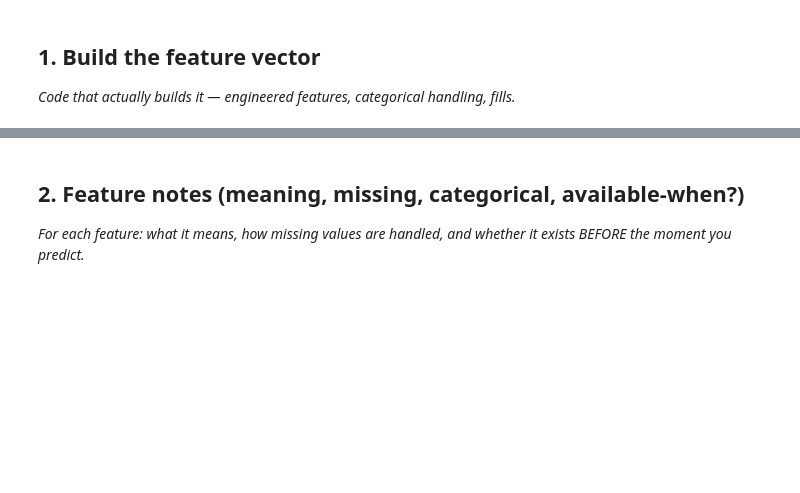
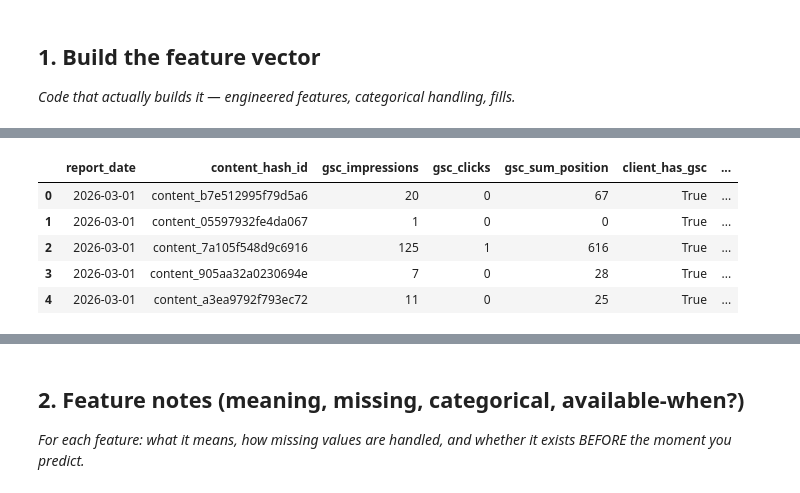
Before and after one commit to Vaib-raksh/Intern-ML, a Jupyter notebook: work/notebooks/w03_feature_leakage_check.ipynb, the cells around one changed output, grey strips where cells are left out. Drawn from its saved outputs; the diff is of its cells as text; code cells hidden in the pictures; blank space fills up the shorter version.

```diff
--- a/work/notebooks/w03_feature_leakage_check.ipynb
+++ b/work/notebooks/w03_feature_leakage_check.ipynb
@@ -12,0 +25,14 @@ This skeleton is yours to fill. Work the sections **in order** — each one has
+# %%
+#connect DuckDB to Hugging face
+import duckdb
+
+con = duckdb.connect()
+
+con.execute(f"""
+CREATE SECRET (
+    TYPE huggingface,
+    TOKEN '{HF_TOKEN}'
+);
+""")
+
+print("Connected successfully!")
@@ -12,0 +119,44 @@ This skeleton is yours to fill. Work the sections **in order** — each one has
+# %%
+import pandas as pd
+
+feature_df = con.sql(f"""
+SELECT
+    report_date,
+    content_hash_id,
+    gsc_impressions,
+    gsc_clicks,
+    gsc_sum_position,
+    client_has_gsc,
+    client_has_ga4
+FROM read_parquet(
+    '{DATASET}/fact_content_daily_performance/month=2026-03/*.parquet'
+)
+WHERE gsc_data_available IS TRUE
+LIMIT 1000
+""").df()
+
+# Fill missing numeric values
+numeric_cols = [
+    "gsc_impressions",
+    "gsc_clicks",
+    "gsc_sum_position"
+]
+
+feature_df[numeric_cols] = feature_df[numeric_cols].fillna(0)
+
+# Fill missing boolean values
+boolean_cols = [
+    "client_has_gsc",
+    "client_has_ga4"
+]
+
+feature_df[boolean_cols] = feature_df[boolean_cols].fillna(False)
+
+feature_df.head()
+# %% [output]
+|  | report_date | content_hash_id | gsc_impressions | gsc_clicks | gsc_sum_position | client_has_gsc | ... |
+| 0 | 2026-03-01 | content_b7e512995f79d5a6 | 20 | 0 | 67 | True | ... |
+| 1 | 2026-03-01 | content_05597932fe4da067 | 1 | 0 | 0 | True | ... |
+| 2 | 2026-03-01 | content_7a105f548d9c6916 | 125 | 1 | 616 | True | ... |
+| 3 | 2026-03-01 | content_905aa32a0230694e | 7 | 0 | 28 | True | ... |
+| 4 | 2026-03-01 | content_a3ea9792f793ec72 | 11 | 0 | 25 | True | ... |
```
Also changed, not shown: parts of 18 cells of this notebook.
